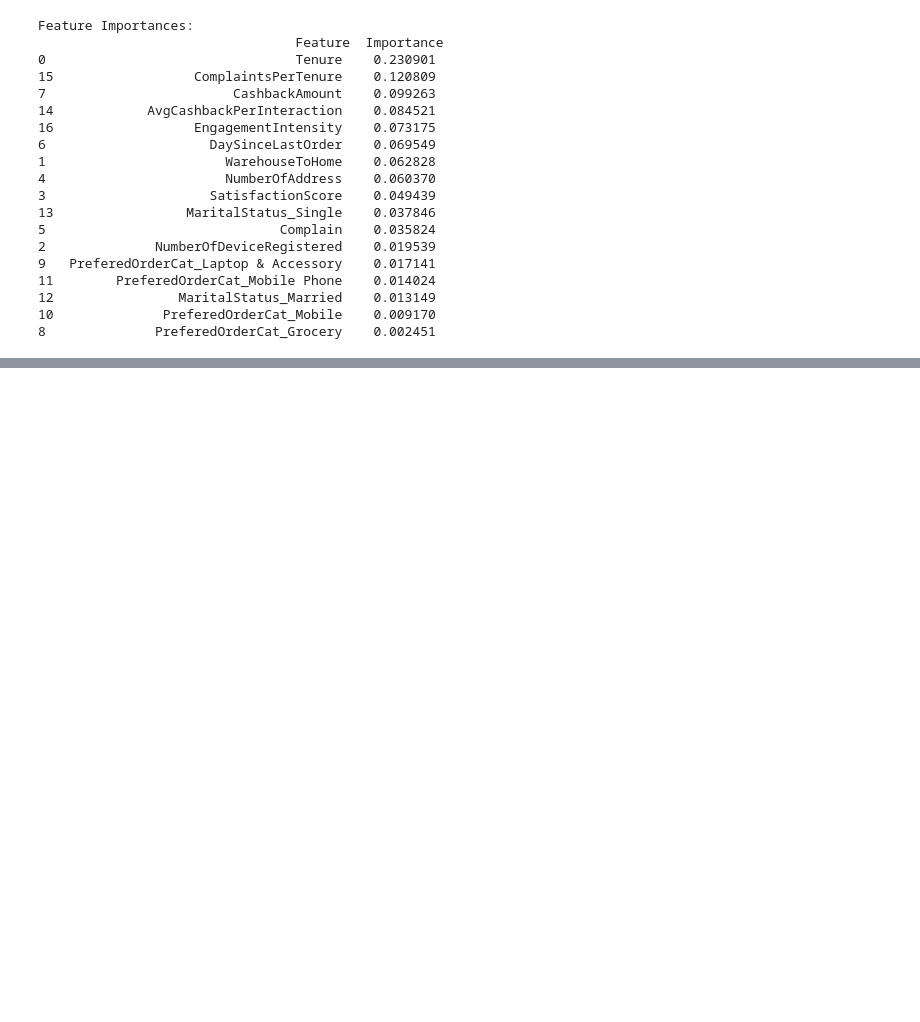
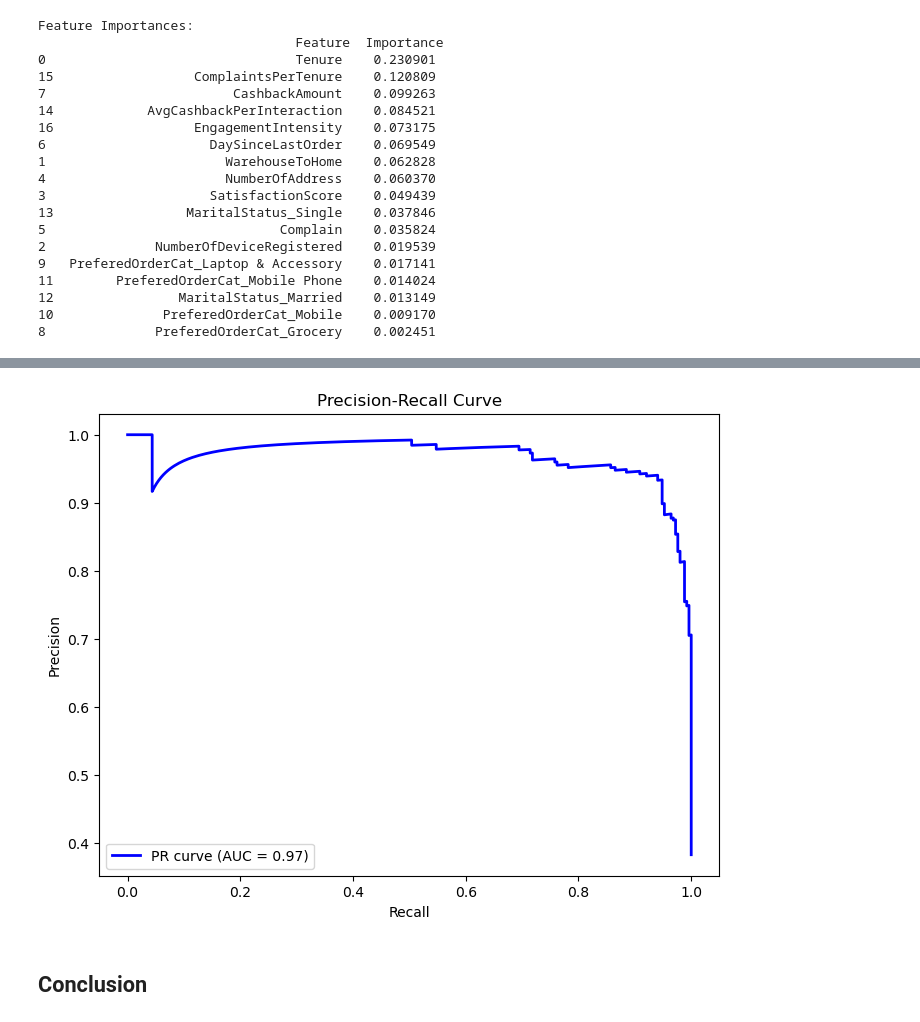
Before and after one commit to MiltonGreat/Customer-Churn-Prediction, a Jupyter notebook: Customer Churn.ipynb, the cells around one changed output, grey strips where cells are left out. Cells and saved outputs as stored; diff of their text form; code cells hidden in the pictures; blank space fills up the shorter version.

```diff
--- a/Customer Churn.ipynb
+++ b/Customer Churn.ipynb
@@ -457,0 +426,15 @@ shap.force_plot(explainer.expected_value, shap_values[row_to_explain], X_subset.
+# %%
+# Precision-Recall Curve
+precision, recall, _ = precision_recall_curve(y_test, xgb_clf.predict_proba(X_test)[:, 1])
+
+plt.figure(figsize=(8,6))
+plt.plot(recall, precision, color='b', lw=2, label=f'PR curve (AUC = {auc(recall, precision):.2f})')
+plt.xlabel('Recall')
+plt.ylabel('Precision')
+plt.title('Precision-Recall Curve')
+plt.legend(loc='lower left')
+plt.show()
+# %% [output]
+[figure, added]
+# %% [markdown]
+## Conclusion
```
Also changed, not shown: parts of 29 cells of this notebook.
